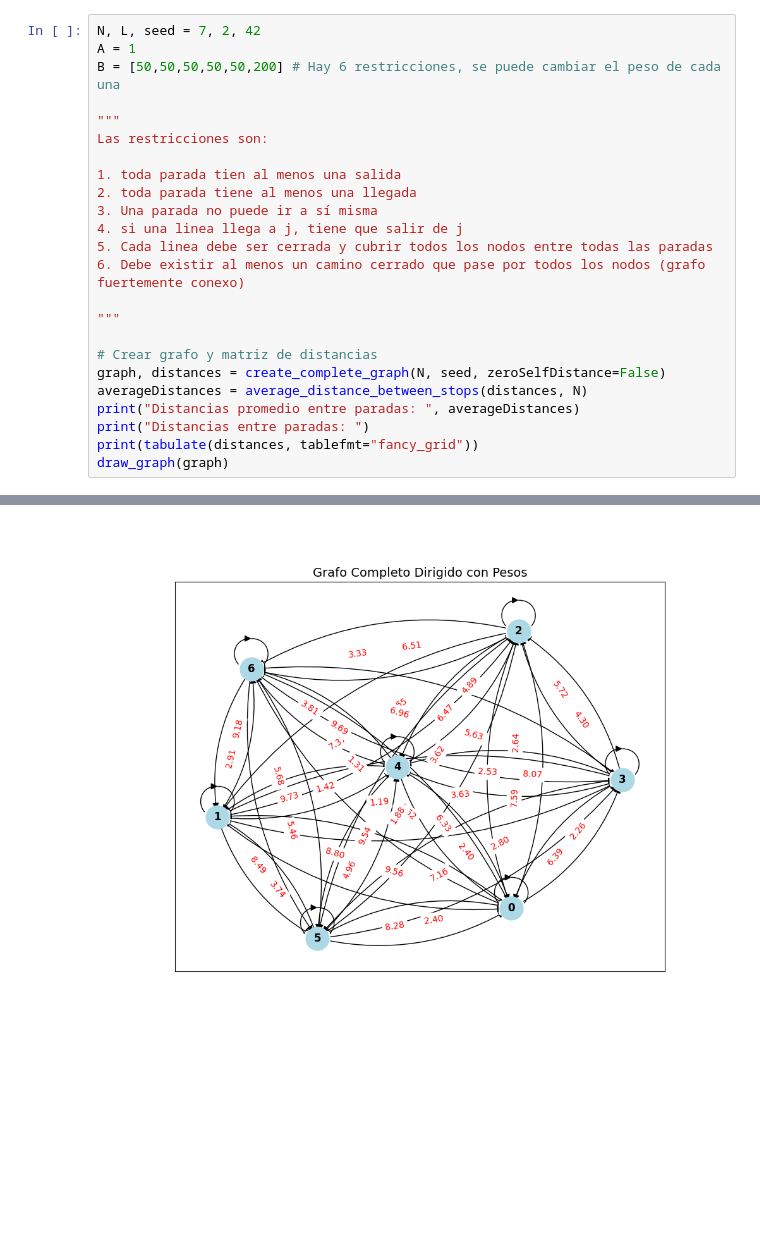
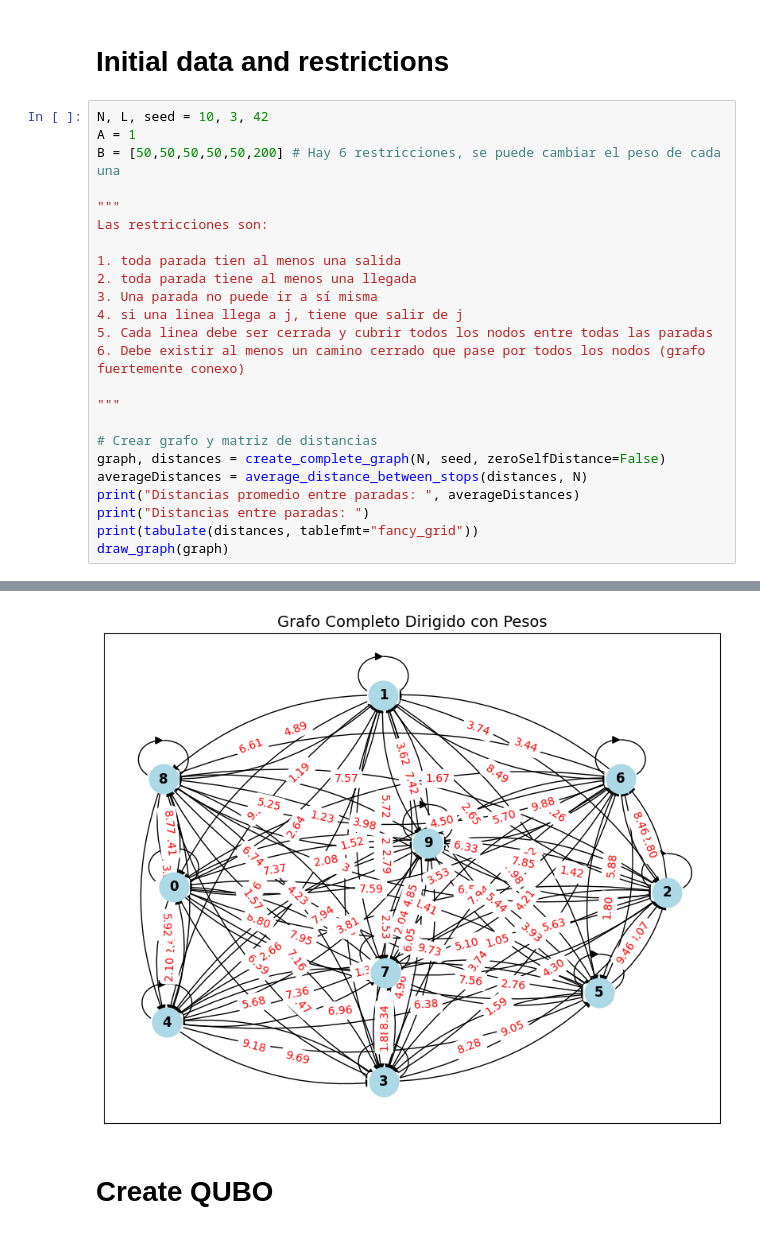
Before and after one commit to pasqal-io/Pasqal_Hackathon_Feb25_Team_03, a Jupyter notebook: QUBOSolver.ipynb, the cells around one changed output, grey strips where cells are left out. Saved outputs shown, nothing was run; the diff lists cells and outputs as text; blank space fills up the shorter version.

```diff
--- a/QUBOSolver.ipynb
+++ b/QUBOSolver.ipynb
@@ -11,8 +13,10 @@ import matplotlib.pyplot as plt
 import networkx as nx
 from random import random
 from busLinesQUBOMethods import *
+# %% [markdown]
+# Initial data and restrictions
 # %%
-N, L, seed = 7, 2, 42
+N, L, seed = 10, 3, 42
 A = 1
 B = [50,50,50,50,50,200] # Hay 6 restricciones, se puede cambiar el peso de cada una
 
@@ -56,4 +60,6 @@ Distancias entre paradas:
-[figure, old version]
+[figure, new version]
+# %% [markdown]
+# Create QUBO
 # %%
 # Crear QUBO
 H_distances, H_constraints, HQ = build_qubo(graph, distances, N, L, A, B)
```
Also changed, not shown: parts of 10 cells of this notebook, 1 other file.
